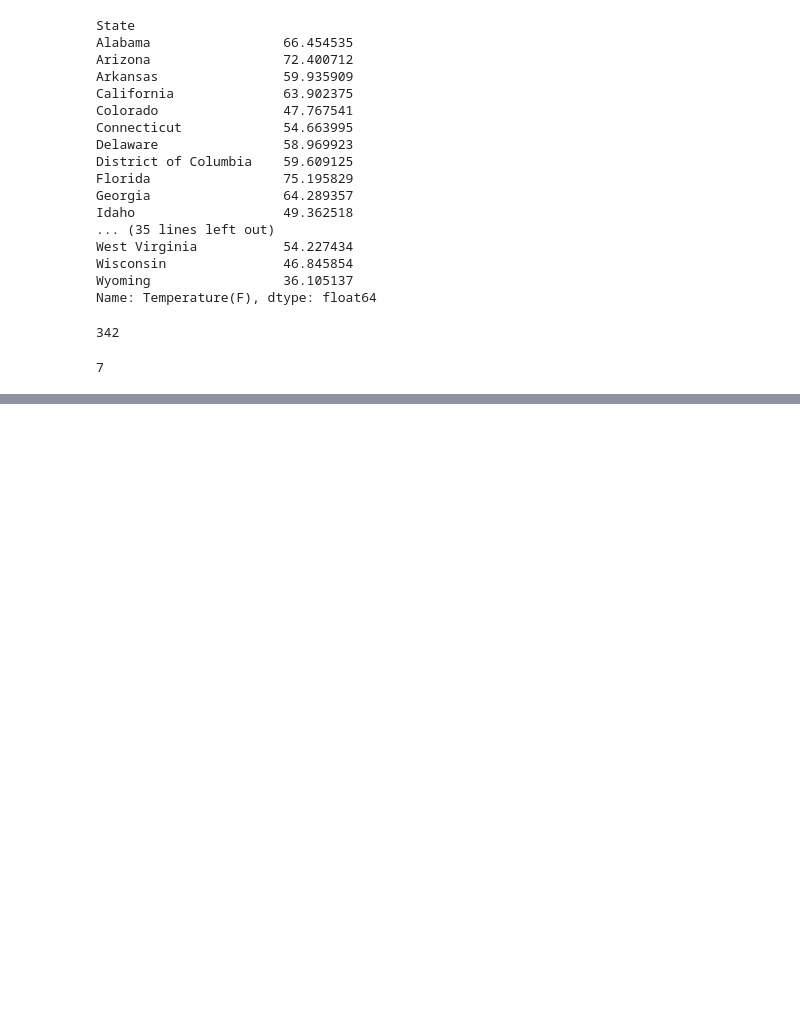
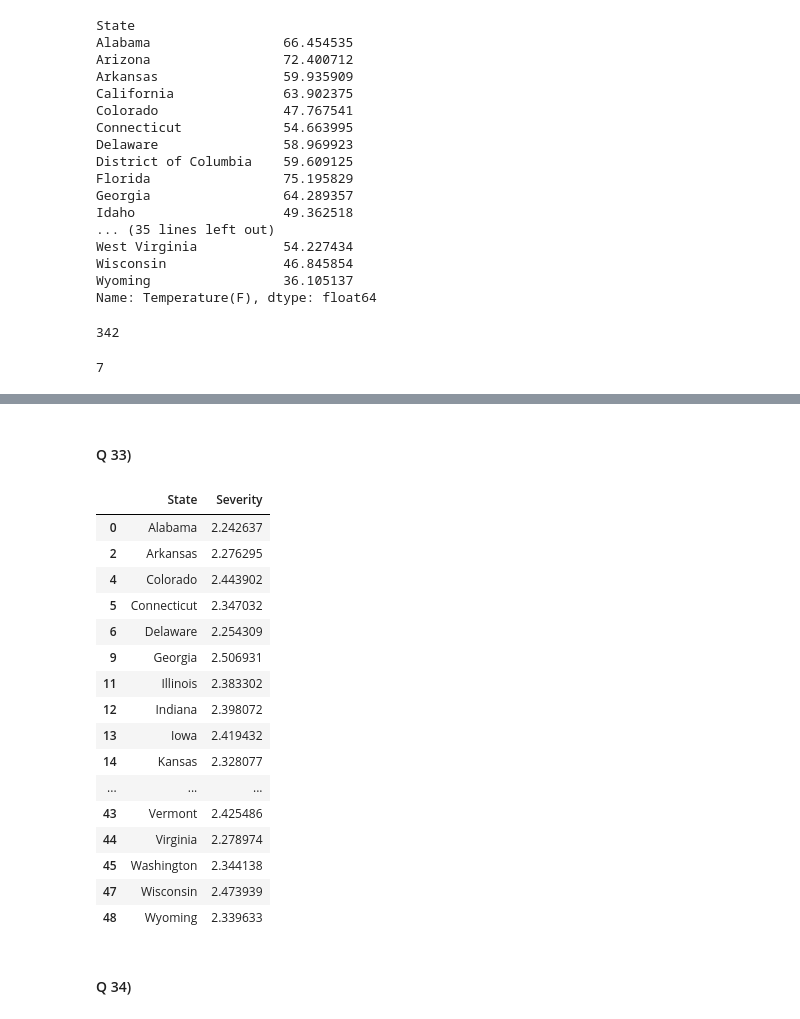
Before and after one commit to Precipitation-Rain/US-Accidents-Case-Study, a Jupyter notebook: Inspection.ipynb, the cells around one changed output, grey strips where cells are left out. Drawn from its saved outputs; the diff is of its cells as text; code cells hidden in the pictures; blank space fills up the shorter version.

```diff
--- a/Inspection.ipynb
+++ b/Inspection.ipynb
@@ -255,6 +277,9 @@ df[['Distance(mi)','Temperature(F)','Humidity(%)','Pressure(in)','Visibility(mi)
 | Visibility(mi) | -0.035781 | 0.215537 | -0.379777 | 0.034528 | 1.000000 | 0.014224 | ... |
 | Wind_Speed(mph) | 0.009577 | 0.034075 | -0.172078 | -0.024731 | 0.014224 | 1.000000 | ... |
 | Precipitation(in) | 0.002032 | -0.005054 | 0.067798 | 0.003685 | -0.097759 | 0.017774 | ... |
+# %%
+df['End_Time'] = df['End_Time'].astype('datetime64[ns]')
+df['Start_Time'] = df['Start_Time'].astype('datetime64[ns]')
 # %%
 # Q.16
 df['Accident _Duration'] = df['End_Time'] - df['Start_Time']
@@ -488,0 +647,28 @@ Index(['Unnamed: 0', 'ID', 'Source', 'Severity', 'Start_Time', 'End_Time',
+# %% [markdown]
+#### Q 33)
+# %%
+avg_severity = df['Severity'].mean()
+# %%
+temp_df =  df.groupby('State')['Severity'].mean().reset_index()
+# %%
+temp_df[temp_df['Severity'] > avg_severity]
+# %% [output]
+|  | State | Severity |
+| 0 | Alabama | 2.242637 |
+| 2 | Arkansas | 2.276295 |
+| 4 | Colorado | 2.443902 |
+| 5 | Connecticut | 2.347032 |
+| 6 | Delaware | 2.254309 |
+| 9 | Georgia | 2.506931 |
+| 11 | Illinois | 2.383302 |
+| 12 | Indiana | 2.398072 |
+| 13 | Iowa | 2.419432 |
+| 14 | Kansas | 2.328077 |
+| ... | ... | ... |
+| 43 | Vermont | 2.425486 |
+| 44 | Virginia | 2.278974 |
+| 45 | Washington | 2.344138 |
+| 47 | Wisconsin | 2.473939 |
+| 48 | Wyoming | 2.339633 |
+# %% [markdown]
+#### Q 34)
```
Also changed, not shown: parts of 35 cells of this notebook, 1 other file.
